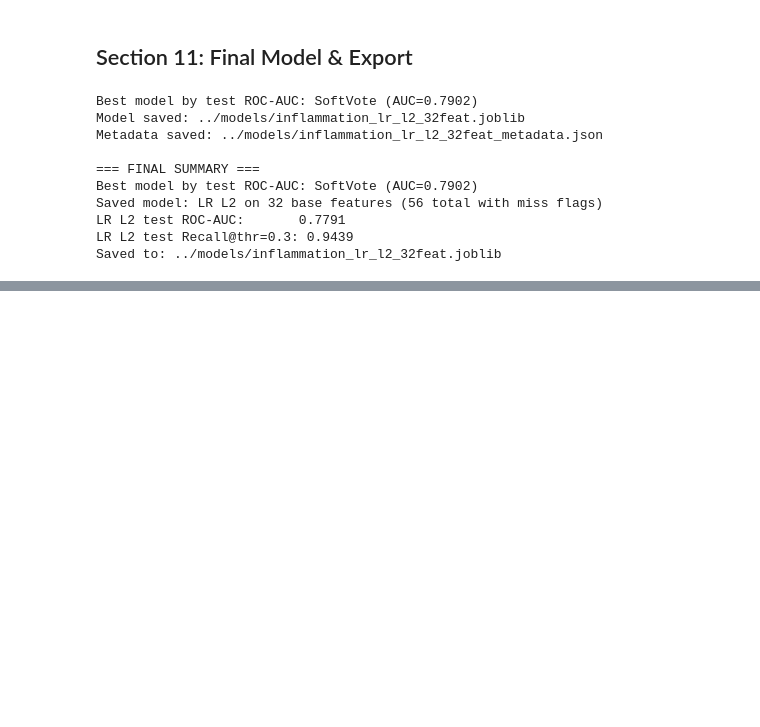
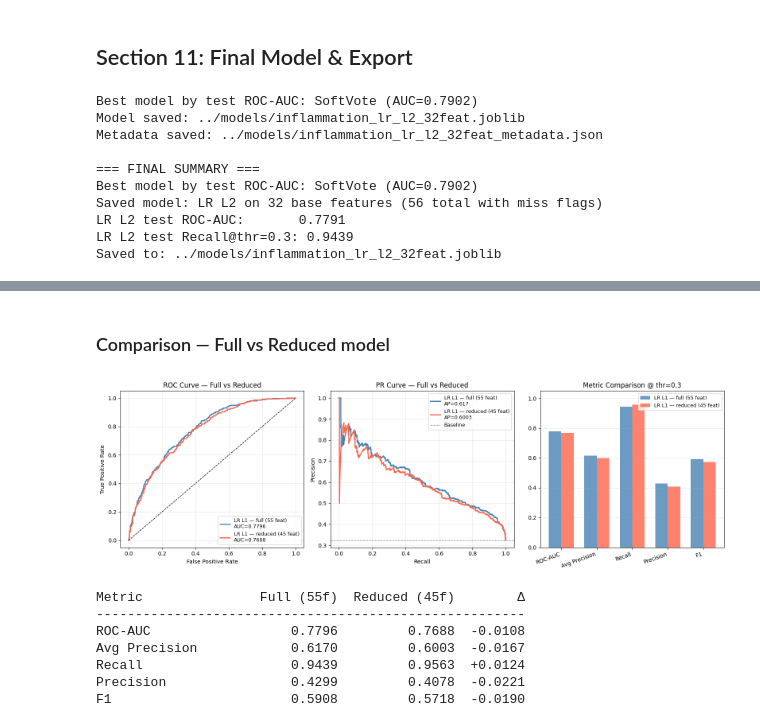
Before and after one commit to mailin89w/halfFull, a Jupyter notebook: notebooks/ML_inflammation.ipynb, the cells around one changed output, grey strips where cells are left out. Cells and saved outputs as stored; diff of their text form; code cells hidden in the pictures; blank space fills up the shorter version.

```diff
--- a/notebooks/ML_inflammation.ipynb
+++ b/notebooks/ML_inflammation.ipynb
@@ -1065,0 +1143,61 @@ Saved to: ../models/inflammation_lr_l2_32feat.joblib
+# %% [markdown]
+### Comparison — Full vs Reduced model
+# %%
+fig, axes = plt.subplots(1, 3, figsize=(16, 5))
+
+# Use res_l1 (full LR L1) from earlier in the notebook for the full model
+models_compare = [res_l1, res_red]
+labels = ['LR L1 — full (55 feat)', 'LR L1 — reduced (45 feat)']
+colors = ['steelblue', 'tomato']
+
+# --- ROC curves ---
+ax = axes[0]
+for res, label, col in zip(models_compare, labels, colors):
+    fpr, tpr, _ = roc_curve(y_te, res['prob'])
+    ax.plot(fpr, tpr, color=col, lw=2, label=f"{label}\nAUC={res['ROC-AUC']}")
+ax.plot([0,1],[0,1],'k--', lw=1)
+ax.set_xlabel('False Positive Rate'); ax.set_ylabel('True Positive Rate')
+ax.set_title('ROC Curve — Full vs Reduced')
+ax.legend(fontsize=9); ax.grid(alpha=0.3)
+
+# --- PR curves ---
+ax = axes[1]
+for res, label, col in zip(models_compare, labels, colors):
+    prec, rec, _ = precision_recall_curve(y_te, res['prob'])
+    ax.plot(rec, prec, color=col, lw=2, label=f"{label}\nAP={res['Avg Precision']}")
+ax.axhline(y_te.mean(), color='grey', linestyle='--', lw=1, label='Baseline')
+ax.set_xlabel('Recall'); ax.set_ylabel('Precision')
+ax.set_title('PR Curve — Full vs Reduced')
+ax.legend(fontsize=9); ax.grid(alpha=0.3)
+
+# --- Bar chart of all metrics ---
+ax = axes[2]
+metrics = ['ROC-AUC', 'Avg Precision', 'Recall', 'Precision', 'F1']
+x = np.arange(len(metrics)); width = 0.35
+for i, (res, label, col) in enumerate(zip(models_compare, labels, colors)):
+    vals = [res[m] for m in metrics]
+    bars = ax.bar(x + i*width - width/2, vals, width, label=label, color=col, alpha=0.8)
+ax.set_xticks(x); ax.set_xticklabels(metrics, rotation=20, ha='right')
+ax.set_ylim(0, 1.05); ax.set_title('Metric Comparison @ thr=0.3')
+ax.legend(fontsize=9); ax.grid(axis='y', alpha=0.3)
+
+plt.tight_layout()
+plt.show()
+
+# Print delta table
+print(f"\n{'Metric':<18} {'Full (55f)':>12} {'Reduced (45f)':>14} {'Δ':>8}")
+print('-' * 55)
+for m in metrics:
+    full_val = res_l1[m]
+    red_val  = res_red[m]
+    delta    = red_val - full_val
+    print(f"{m:<18} {full_val:>12.4f} {red_val:>14.4f} {delta:>+8.4f}")
+# %% [output]
+[figure, added]
+Metric               Full (55f)  Reduced (45f)        Δ
+-------------------------------------------------------
+ROC-AUC                  0.7796         0.7688  -0.0108
+Avg Precision            0.6170         0.6003  -0.0167
+Recall                   0.9439         0.9563  +0.0124
+Precision                0.4299         0.4078  -0.0221
+F1                       0.5908         0.5718  -0.0190
```
Also changed, not shown: parts of 6 cells of this notebook, 15 other files.
